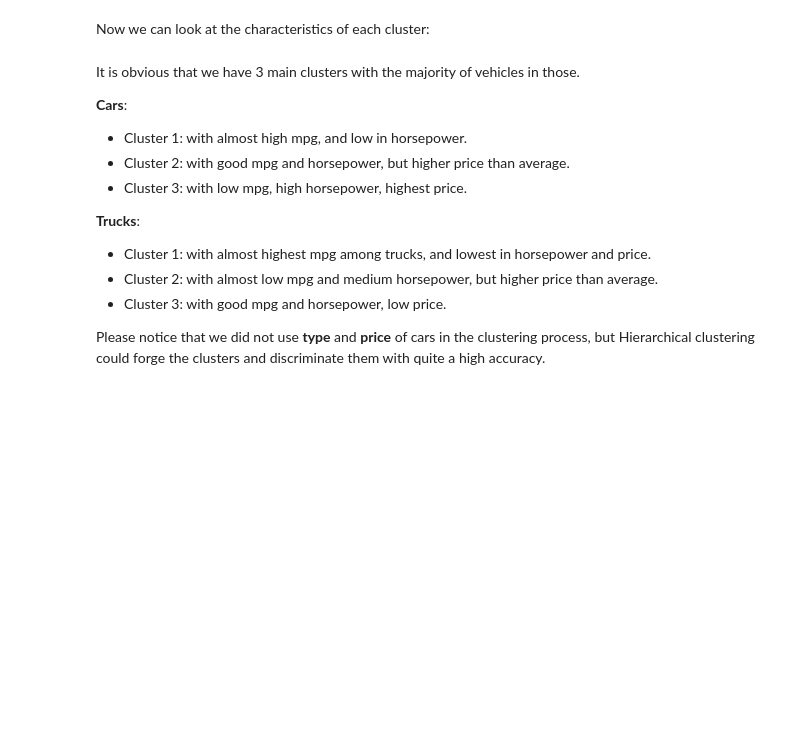
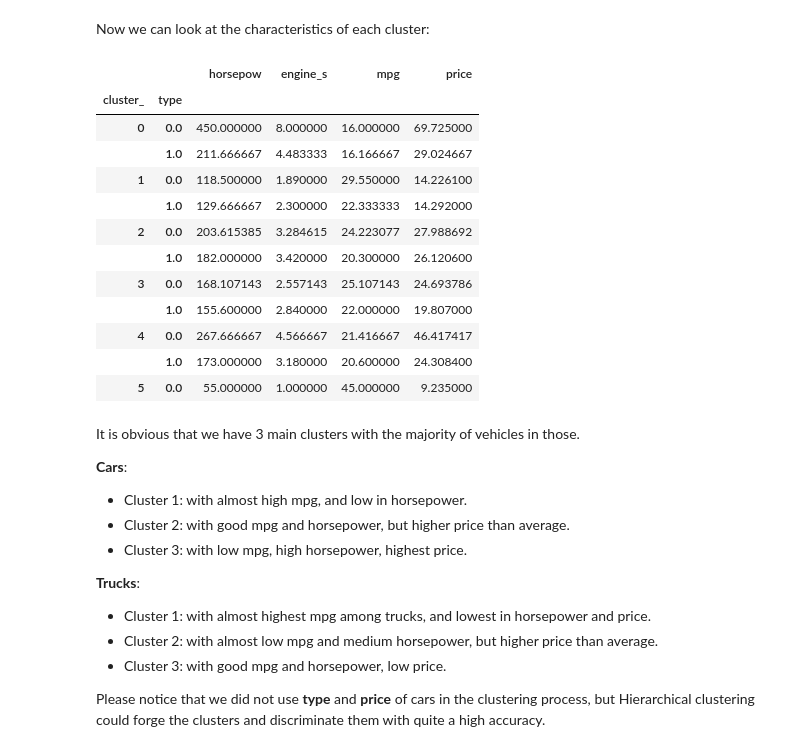
Before and after one commit to rininobaron/IBM_Data_Science_Professional_Certificate, a Jupyter notebook: COURSE_9_Machine_Learning_with_Python/week4/LAB2_ML0101EN-Clus-Hierarchical-Cars.ipynb, the cells around one changed output. Cells and saved outputs as stored; diff of their text form; code cells hidden in the pictures; blank space fills up the shorter version.

```diff
--- a/COURSE_9_Machine_Learning_with_Python/week4/LAB2_ML0101EN-Clus-Hierarchical-Cars.ipynb
+++ b/COURSE_9_Machine_Learning_with_Python/week4/LAB2_ML0101EN-Clus-Hierarchical-Cars.ipynb
@@ -374,8 +467,22 @@ pdf.groupby(['cluster_','type'])['cluster_'].count()
 # %% [markdown]
 Now we can look at the characteristics of each cluster:
 # %%
-agg_cars = pdf.groupby(['cluster_','type'])['horsepow','engine_s','mpg','price'].mean()
+agg_cars = pdf.groupby(['cluster_','type'])[['horsepow','engine_s','mpg','price']].mean()
 agg_cars
+# %% [output]
+|  |  | horsepow | engine_s | mpg | price |
+| cluster_ | type |  |  |  |  |
+| 0 | 0.0 | 450.000000 | 8.000000 | 16.000000 | 69.725000 |
+|  | 1.0 | 211.666667 | 4.483333 | 16.166667 | 29.024667 |
+| 1 | 0.0 | 118.500000 | 1.890000 | 29.550000 | 14.226100 |
+|  | 1.0 | 129.666667 | 2.300000 | 22.333333 | 14.292000 |
+| 2 | 0.0 | 203.615385 | 3.284615 | 24.223077 | 27.988692 |
+|  | 1.0 | 182.000000 | 3.420000 | 20.300000 | 26.120600 |
+| 3 | 0.0 | 168.107143 | 2.557143 | 25.107143 | 24.693786 |
+|  | 1.0 | 155.600000 | 2.840000 | 22.000000 | 19.807000 |
+| 4 | 0.0 | 267.666667 | 4.566667 | 21.416667 | 46.417417 |
+|  | 1.0 | 173.000000 | 3.180000 | 20.600000 | 24.308400 |
+| 5 | 0.0 | 55.000000 | 1.000000 | 45.000000 | 9.235000 |
 # %% [markdown]
 
 It is obvious that we have 3 main clusters with the majority of vehicles in those.
```
Also changed, not shown: parts of 18 cells of this notebook.
